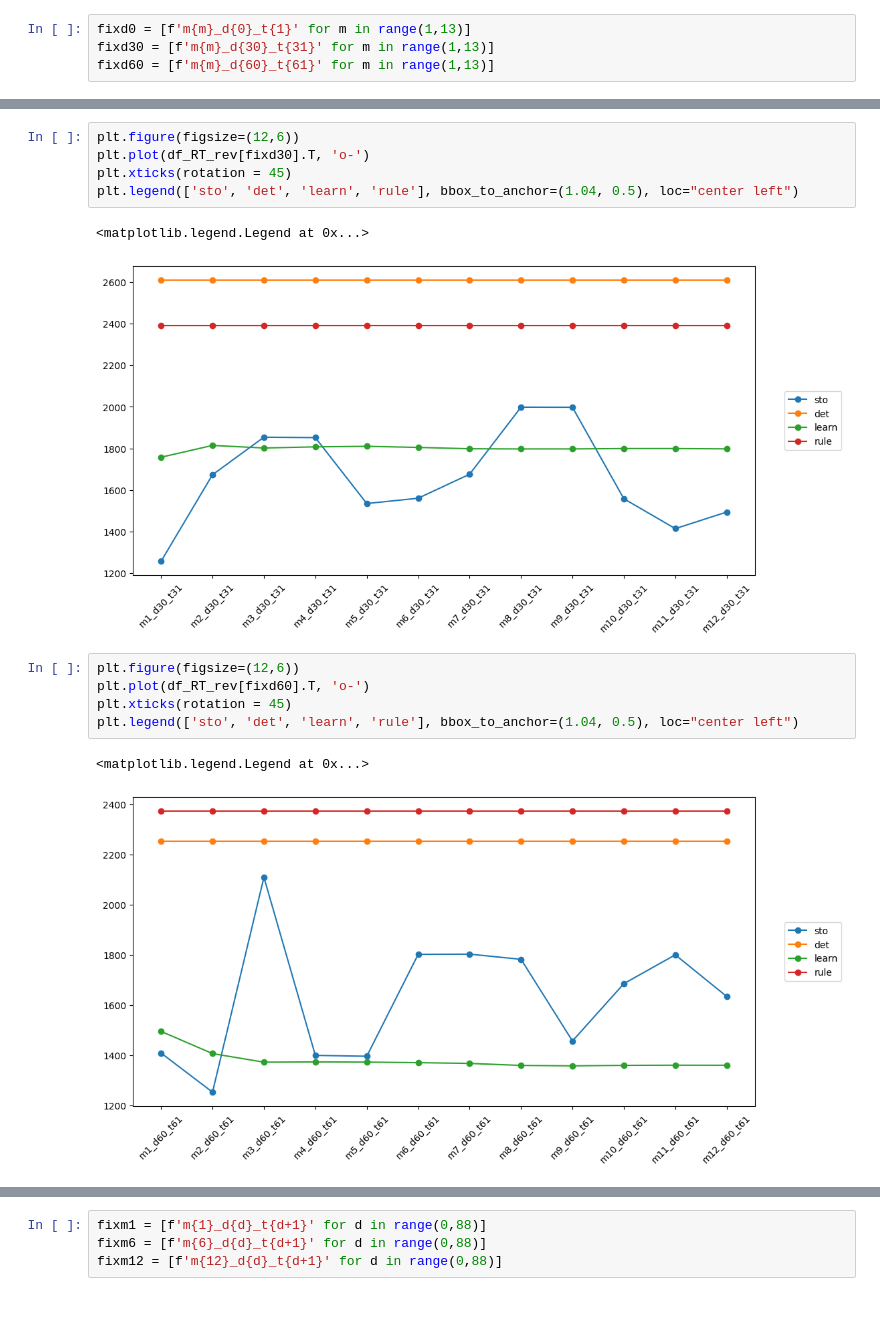
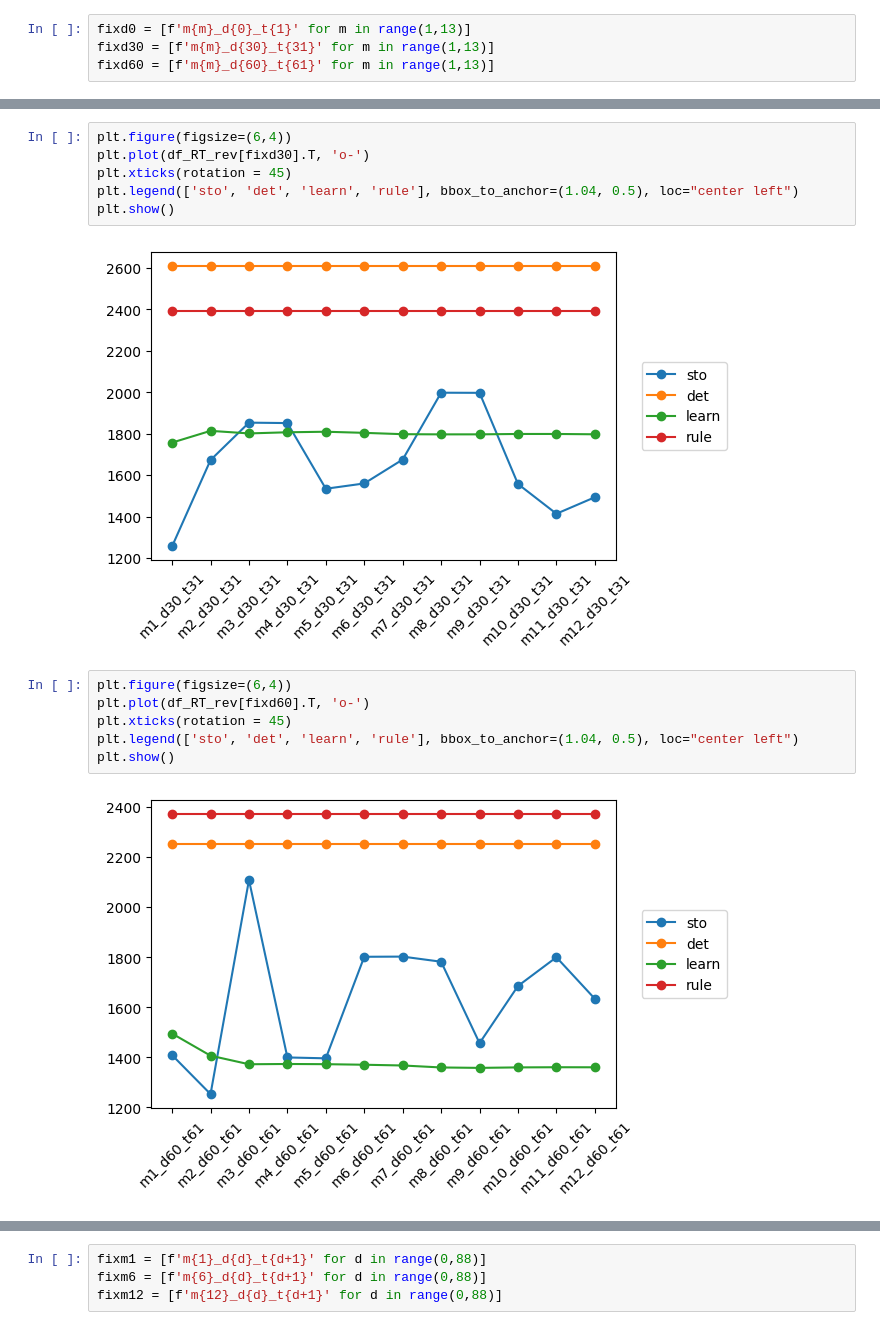
Before and after one commit to junesooshin/lightenup, a Jupyter notebook: Model and Result Examination/Model Comparison.ipynb, the cells around one changed output, grey strips where cells are left out. Drawn from its saved outputs; the diff is of its cells as text.

```diff
--- a/Model and Result Examination/Model Comparison.ipynb
+++ b/Model and Result Examination/Model Comparison.ipynb
@@ -53,16 +43,16 @@ plt.legend(['sto', 'det', 'learn', 'rule'], bbox_to_anchor=(1.04, 0.5), loc="cen
 # %%
-plt.figure(figsize=(12,6))
+plt.figure(figsize=(6,4))
 plt.plot(df_RT_rev[fixd30].T, 'o-')
 plt.xticks(rotation = 45)
 plt.legend(['sto', 'det', 'learn', 'rule'], bbox_to_anchor=(1.04, 0.5), loc="center left")
+plt.show()
 # %% [output]
-<matplotlib.legend.Legend at 0x...>
-[figure, old version]
+[figure, new version]
 # %%
-plt.figure(figsize=(12,6))
+plt.figure(figsize=(6,4))
 plt.plot(df_RT_rev[fixd60].T, 'o-')
 plt.xticks(rotation = 45)
 plt.legend(['sto', 'det', 'learn', 'rule'], bbox_to_anchor=(1.04, 0.5), loc="center left")
+plt.show()
 # %% [output]
-<matplotlib.legend.Legend at 0x...>
-[figure, old version]
+[figure, new version]
```
Also changed, not shown: parts of 36 cells of this notebook, 5 other files.
